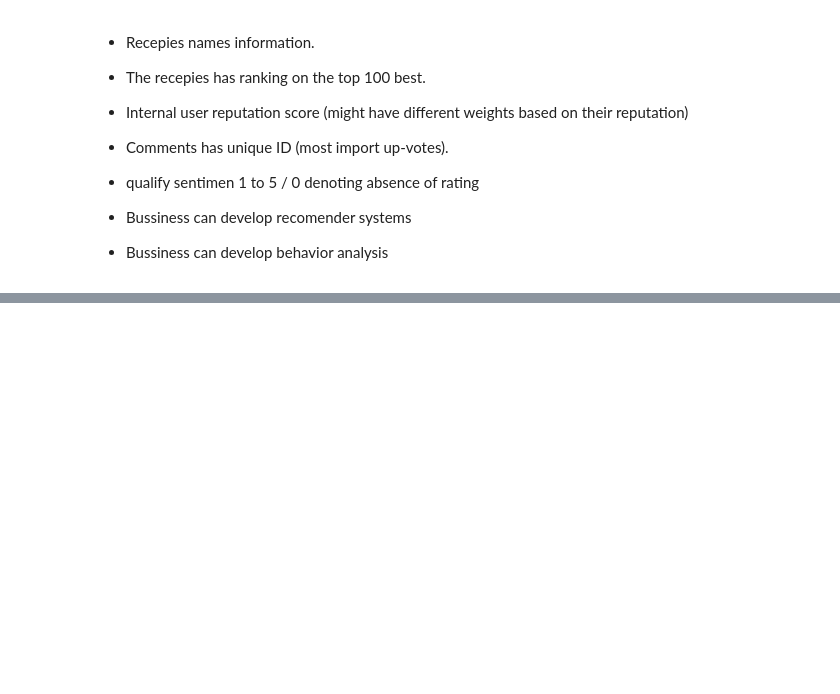
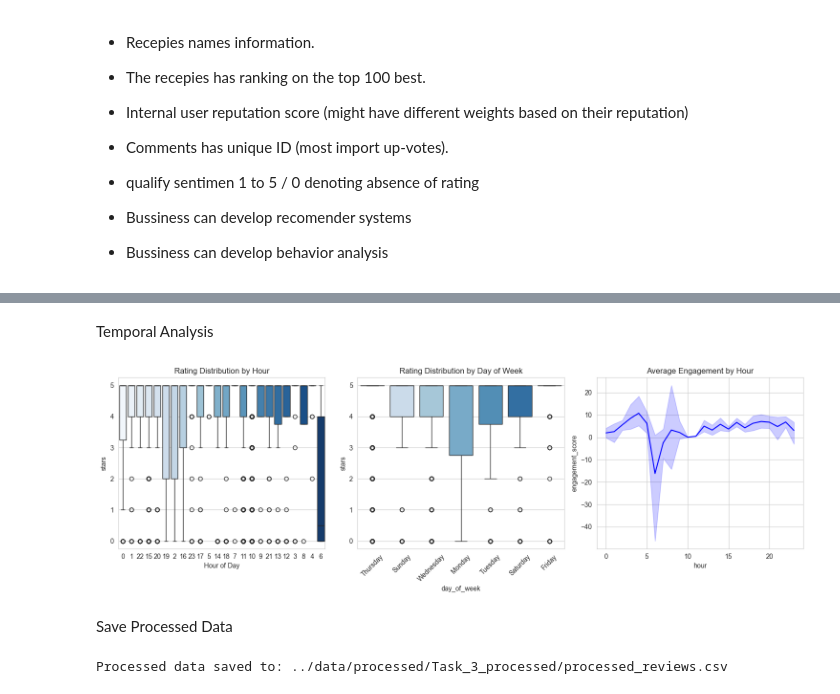
Before and after one commit to Geovannyy/Geovannyy-ML-DM-with-Python-and-Azure-ML-Studio, a Jupyter notebook: notebooks/Task_3_Sentiment_Analysis.ipynb, the cells around one changed output, grey strips where cells are left out. Drawn from its saved outputs; the diff is of its cells as text; code cells hidden in the pictures; blank space fills up the shorter version.

```diff
--- a/notebooks/Task_3_Sentiment_Analysis.ipynb
+++ b/notebooks/Task_3_Sentiment_Analysis.ipynb
@@ -1458,0 +260,62 @@ plt.show()
+# %% [markdown]
+ Temporal Analysis
+# %%
+def analyze_temporal_patterns(df: pd.DataFrame) -> None:
+    """
+    Analyze temporal patterns in reviews and ratings.
+
+    Args:
+        df: Input DataFrame
+    """
+    # Convert timestamp to datetime
+    df['created_at'] = pd.to_datetime(df['created_at'], unit='s')
+    df['hour'] = df['created_at'].dt.hour
+    df['day_of_week'] = df['created_at'].dt.day_name()
+
+    plt.figure(figsize=(15, 5))
+
+    # Ratings by hour
+    plt.subplot(1, 3, 1)
+    sns.boxplot(data=df, x=df['hour'].astype(str), y='stars', palette='Blues')
+    plt.title('Rating Distribution by Hour')
+    plt.xlabel('Hour of Day')
+
+    # Ratings by day of week
+    plt.subplot(1, 3, 2)
+    sns.boxplot(data=df, x='day_of_week', y='stars', palette='Blues')
+    plt.title('Rating Distribution by Day of Week')
+    plt.xticks(rotation=45)
+
+    # Average engagement by hour
+    plt.subplot(1, 3, 3)
+    sns.lineplot(data=df, x='hour', y='engagement_score', ci=95, color='blue')
+    plt.title('Average Engagement by Hour')
+
+    plt.tight_layout()
+    plt.savefig('../reports/figures/Task_3/temporal_analysis.png')
+    plt.show()
+    plt.close()
+
+# Run temporal analysis
+analyze_temporal_patterns(df)
+# %% [output]
+[figure, added]
+# %% [markdown]
+Save Processed Data
+# %%
+def save_processed_data(df: pd.DataFrame) -> None:
+    """
+    Save the processed DataFrame with engineered features.
+
+    Args:
+        df: Processed DataFrame
+    """
+    processed_path = "../data/processed/Task_3_processed/processed_reviews.csv"
+    Path(processed_path).parent.mkdir(parents=True, exist_ok=True)
+    df.to_csv(processed_path, index=False)
+    print(f"Processed data saved to: {processed_path}")
+
+# Save the processed dataset
+save_processed_data(df)
+# %% [output]
+Processed data saved to: ../data/processed/Task_3_processed/processed_reviews.csv
```
Also changed, not shown: parts of 59 cells of this notebook, 19 other files.
